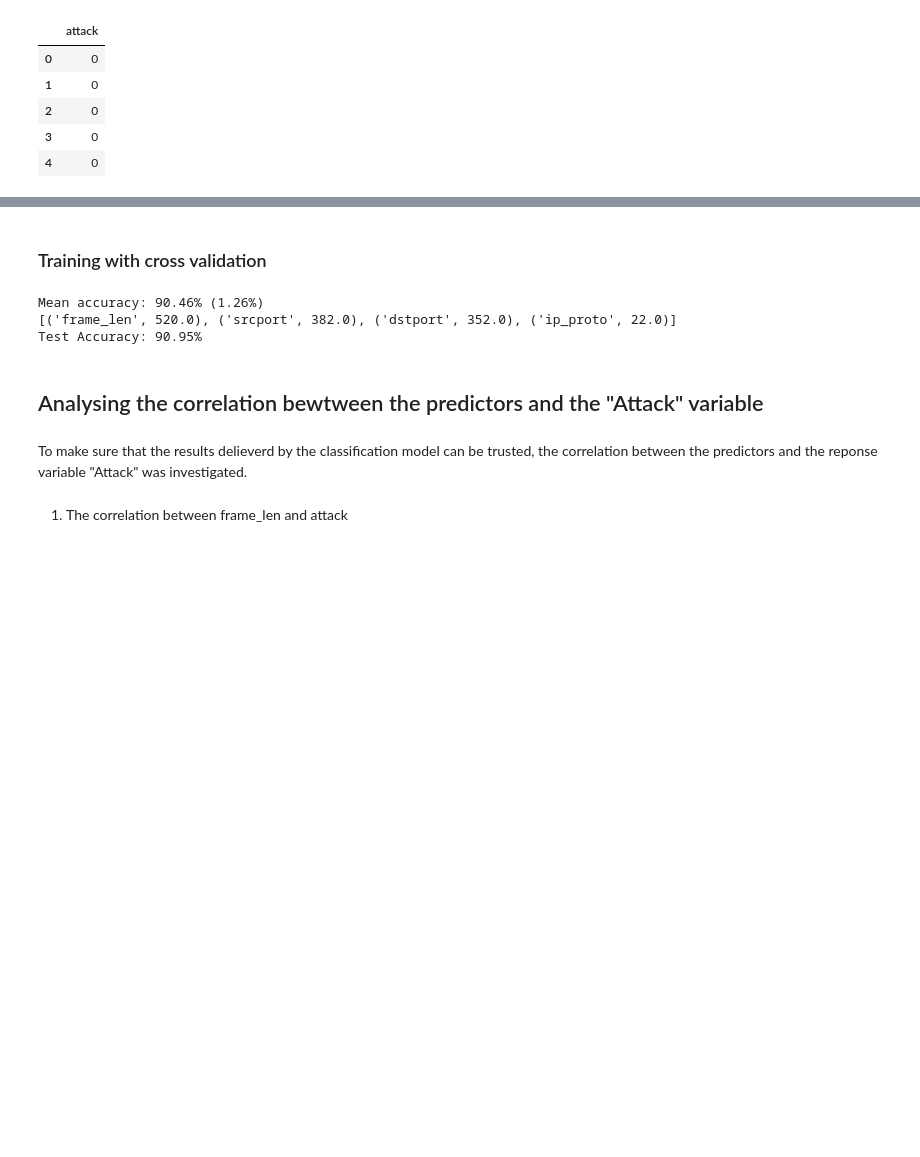
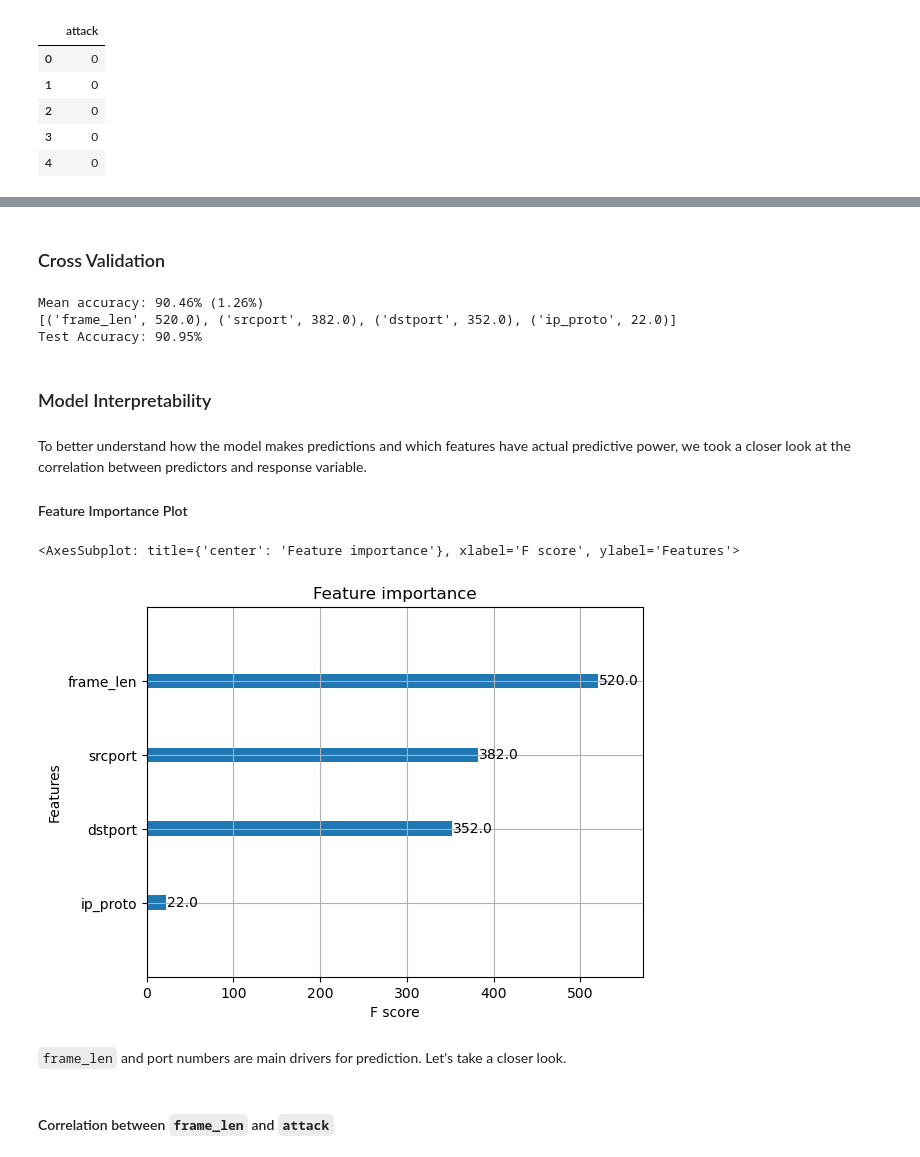
Before and after one commit to Abdulnaser98/IT-Sicherheit-Praktikum, a Jupyter notebook: analysis/analysis.ipynb, the cells around one changed output, grey strips where cells are left out. Saved outputs shown, nothing was run; the diff lists cells and outputs as text; code cells hidden in the pictures; blank space fills up the shorter version.

Commit message:
clean up notebook, imporve analysis of model interpretability

```diff
--- a/analysis/analysis.ipynb
+++ b/analysis/analysis.ipynb
@@ -78,8 +79,10 @@ df.attack.value_counts(normalize=True).plot(kind='bar' , figsize=(14,8),
 ## Binary classification
 # %%
 # Remove unnecessary columns
-columns_to_remove = ['frame_time_epoch','eth_src','device_name_src','eth_dst','device_name_dst','ip_src',
-                    'ip_dst','payload_utf8','action']
+columns_to_remove = [
+    'frame_time_epoch','eth_src','device_name_src','eth_dst','device_name_dst','ip_src',
+    'ip_dst','payload_utf8','action'
+]
 
 df.drop(columns_to_remove, axis=1, inplace=True)
 # %%
@@ -195,5 +196,5 @@ plt.show()
 # %% [markdown]
-### Training with cross validation
+### Cross Validation
 # %%
 # Split the data into training and testing sets
 X_train, X_test, y_train, y_test = train_test_split(X, Y, test_size=0.2, random_state=0)
@@ -236,11 +237,20 @@ Mean accuracy: 90.46% (1.26%)
 [('frame_len', 520.0), ('srcport', 382.0), ('dstport', 352.0), ('ip_proto', 22.0)]
 Test Accuracy: 90.95%
 # %% [markdown]
-## Analysing the correlation bewtween the predictors and the "Attack" variable
+### Model Interpretability
 # %% [markdown]
-To make sure that the results delieverd by the classification model can be trusted, the correlation between the predictors and the reponse variable "Attack" was investigated.
+To better understand how the model makes predictions and which features have actual predictive power, we took a closer look at the correlation between predictors and response variable.
+
+#### Feature Importance Plot
+# %%
+xgb.plot_importance(model)
+# %% [output]
+<AxesSubplot: title={'center': 'Feature importance'}, xlabel='F score', ylabel='Features'>
+[figure, added]
+# %% [markdown]
+`frame_len` and port numbers are main drivers for prediction. Let's take a closer look.
 # %% [markdown]
-1) The correlation between frame_len and attack
+#### Correlation between `frame_len` and `attack`
 # %%
 plt.figure(figsize=(30, 7))
 sns.countplot(x='frame_len', hue='attack', data=df)
```
Also changed, not shown: parts of 16 cells of this notebook.
